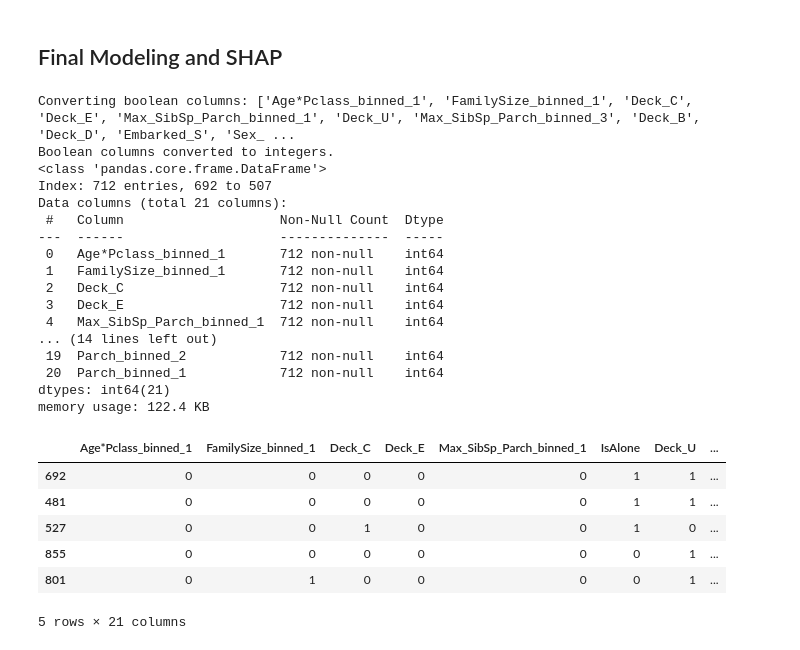
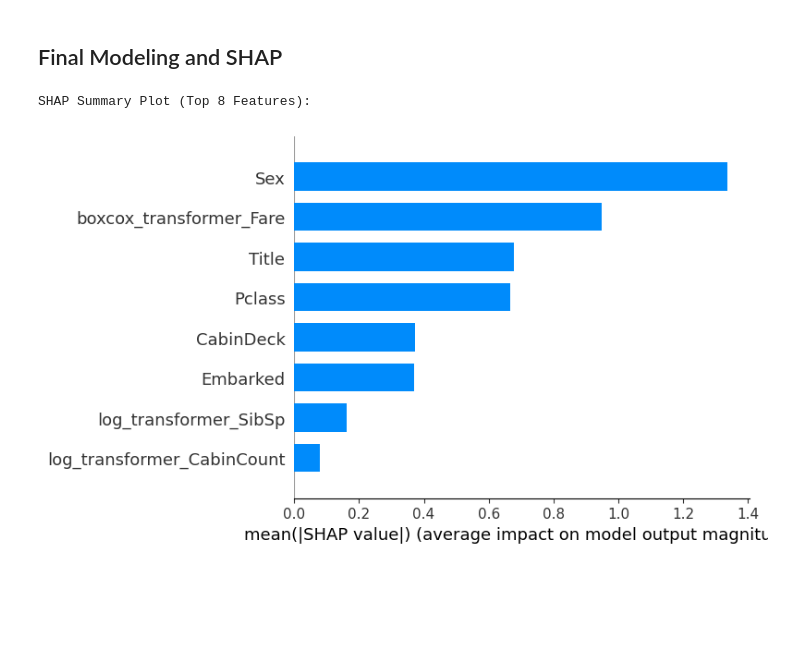
Before and after one commit to ArthurgLeonida/UFSC-DAS410108-Algorithms-DataToML, a Jupyter notebook: youtube.ipynb, the cells around one changed output. Saved outputs shown, nothing was run; the diff lists cells and outputs as text; code cells hidden in the pictures; blank space fills up the shorter version.

```diff
--- a/youtube.ipynb
+++ b/youtube.ipynb
@@ -579,3 +493,20 @@ NameError: name 'X_train_eng' is not defined
 # %% [markdown]
 ## Feature Selection
+# %%
+def train_model(X_train, y_train, X_val, y_val):
+    final_model = xgb.XGBClassifier(random_state=42, eval_metric='logloss')
+    '''
+    final_model = xgb.XGBClassifier(
+        random_state=42,
+        use_label_encoder=False,
+        eval_metric='logloss',
+        max_depth=4,  # Limit tree depth to prevent overfitting
+        gamma=0.1      # Add a regularization term
+    )
+    '''
+    final_model.fit(X_train, y_train)
+    preds_final = final_model.predict(X_val)
+    final_accuracy = accuracy_score(y_val, preds_final)
+
+    return final_accuracy, final_model
 # %%
@@ -600,50 +573,11 @@ Selected 21 features after voting:
 # %% [markdown]
 ## Final Modeling and SHAP
-# %%
-# 1. Select the top-k features AND create an explicit copy
-X_train_final = X_train_eng[final_features].copy()
-y_train_final = y_train_eng.copy()
-
-X_val_final = X_val_eng[final_features].copy()
-y_val_final = y_val_eng.copy()
-
-# 2. Convert boolean columns to integers
-# This part of your code no longer needs to be changed
-bool_cols = X_train_final.select_dtypes(include=['bool']).columns
-if len(bool_cols) > 0:
-    print(f"Converting boolean columns: {list(bool_cols)}")
-    for col in bool_cols:
-        X_train_final[col] = X_train_final[col].astype(int)
-        X_val_final[col] = X_val_final[col].astype(int)
-    print("Boolean columns converted to integers.")
-
-X_train_final.info()
-# %% [output]
-Converting boolean columns: ['Age*Pclass_binned_1', 'FamilySize_binned_1', 'Deck_C', 'Deck_E', 'Max_SibSp_Parch_binned_1', 'Deck_U', 'Max_SibSp_Parch_binned_3', 'Deck_B', 'Deck_D', 'Embarked_S', 'Sex_ ...
-Boolean columns converted to integers.
-<class 'pandas.core.frame.DataFrame'>
-Index: 712 entries, 692 to 507
-Data columns (total 21 columns):
- #   Column                    Non-Null Count  Dtype
----  ------                    --------------  -----
- 0   Age*Pclass_binned_1       712 non-null    int64
- 1   FamilySize_binned_1       712 non-null    int64
- 2   Deck_C                    712 non-null    int64
- 3   Deck_E                    712 non-null    int64
- 4   Max_SibSp_Parch_binned_1  712 non-null    int64
-... (14 lines left out)
- 19  Parch_binned_2            712 non-null    int64
- 20  Parch_binned_1            712 non-null    int64
-dtypes: int64(21)
-memory usage: 122.4 KB
-# %%
-X_train_final.head(5)
-# %% [output]
-|  | Age*Pclass_binned_1 | FamilySize_binned_1 | Deck_C | Deck_E | Max_SibSp_Parch_binned_1 | IsAlone | Deck_U | ... |
-| 692 | 0 | 0 | 0 | 0 | 0 | 1 | 1 | ... |
-| 481 | 0 | 0 | 0 | 0 | 0 | 1 | 1 | ... |
-| 527 | 0 | 0 | 1 | 0 | 0 | 1 | 0 | ... |
-| 855 | 0 | 0 | 0 | 0 | 0 | 0 | 1 | ... |
-| 801 | 0 | 1 | 0 | 0 | 0 | 0 | 1 | ... |
-5 rows × 21 columns
+# %%
+explainer = shap.Explainer(best_model, df_eng_train[top_features_final])
+shap_values = explainer(df_eng_val[top_features_final])
+print(f"\nSHAP Summary Plot (Top {len(top_features_final)} Features):")
+shap.summary_plot(shap_values, df_eng_val[top_features_final], plot_type="bar", max_display=len(top_features_final))
+# %% [output]
+SHAP Summary Plot (Top 8 Features):
+[figure, added]
 # %%
```
Also changed, not shown: parts of 29 cells of this notebook.
